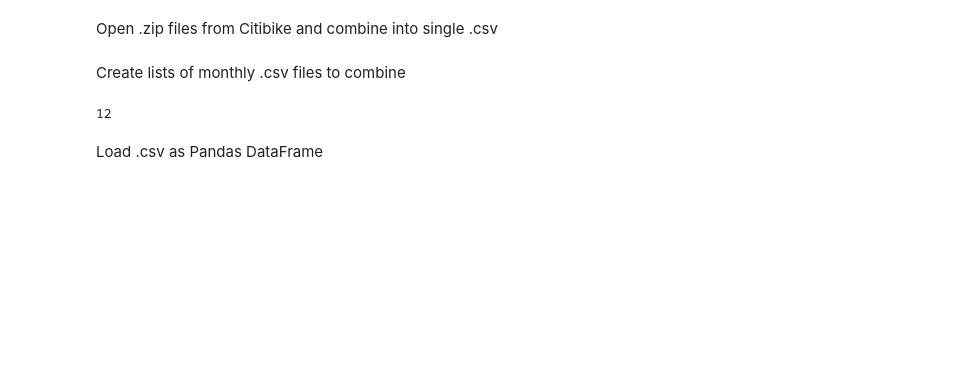
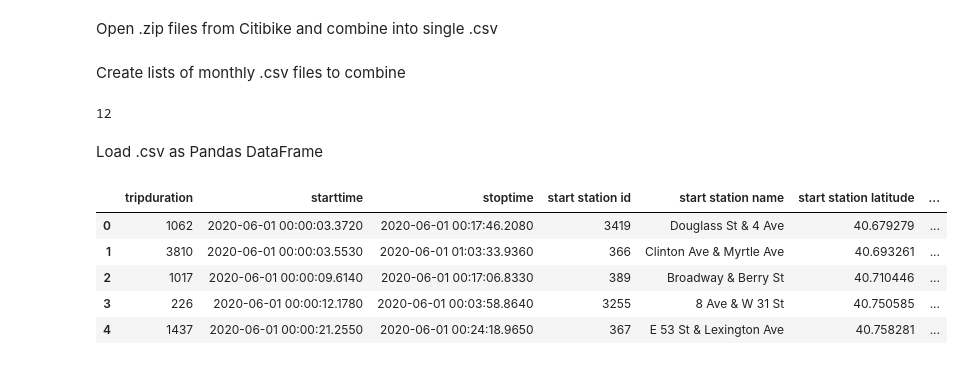
Before and after one commit to leckieje/fair_weather_cyclists, a Jupyter notebook: bike_weather_20.ipynb, the cells around one changed output. Saved outputs shown, nothing was run; the diff lists cells and outputs as text; code cells hidden in the pictures; blank space fills up the shorter version.

```diff
--- a/bike_weather_20.ipynb
+++ b/bike_weather_20.ipynb
@@ -30,9 +30,16 @@ len(all_files)
 # %%
 bike_file = pd.concat([pd.read_csv(f) for f in all_files])
 bike_file.to_csv('bike_trips_20.csv', index=False, encoding='utf-8-sig')
-# %% [markdown]
-Load .csv as Pandas DataFrame
+# %% [markdown]
+Load .csv as Pandas DataFrame
 # %%
 bike_trips = pd.read_csv('/Users/jonleckie/Desktop/DSI_all/capstones/capstone_one/data/bike_trips_20.csv')
 # %%
-weather_df = pd.read_csv('/Users/jonleckie/Desktop/DSI_all/capstones/capstone_one/2019_2020_daily_weather.csv')
+bike_trips.head()
+# %% [output]
+|  | tripduration | starttime | stoptime | start station id | start station name | start station latitude | ... |
+| 0 | 1062 | 2020-06-01 00:00:03.3720 | 2020-06-01 00:17:46.2080 | 3419 | Douglass St & 4 Ave | 40.679279 | ... |
+| 1 | 3810 | 2020-06-01 00:00:03.5530 | 2020-06-01 01:03:33.9360 | 366 | Clinton Ave & Myrtle Ave | 40.693261 | ... |
+| 2 | 1017 | 2020-06-01 00:00:09.6140 | 2020-06-01 00:17:06.8330 | 389 | Broadway & Berry St | 40.710446 | ... |
+| 3 | 226 | 2020-06-01 00:00:12.1780 | 2020-06-01 00:03:58.8640 | 3255 | 8 Ave & W 31 St | 40.750585 | ... |
+| 4 | 1437 | 2020-06-01 00:00:21.2550 | 2020-06-01 00:24:18.9650 | 367 | E 53 St & Lexington Ave | 40.758281 | ... |
```
Also changed, not shown: parts of 6 cells of this notebook.
